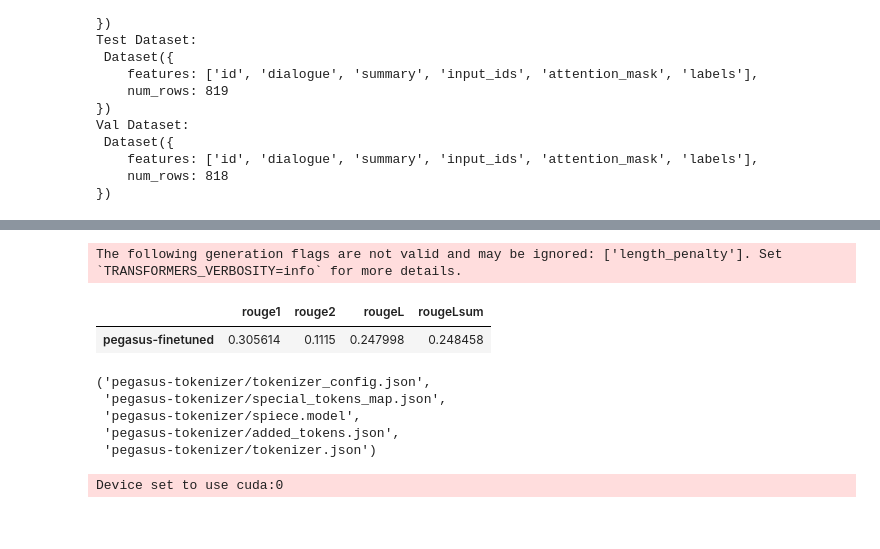
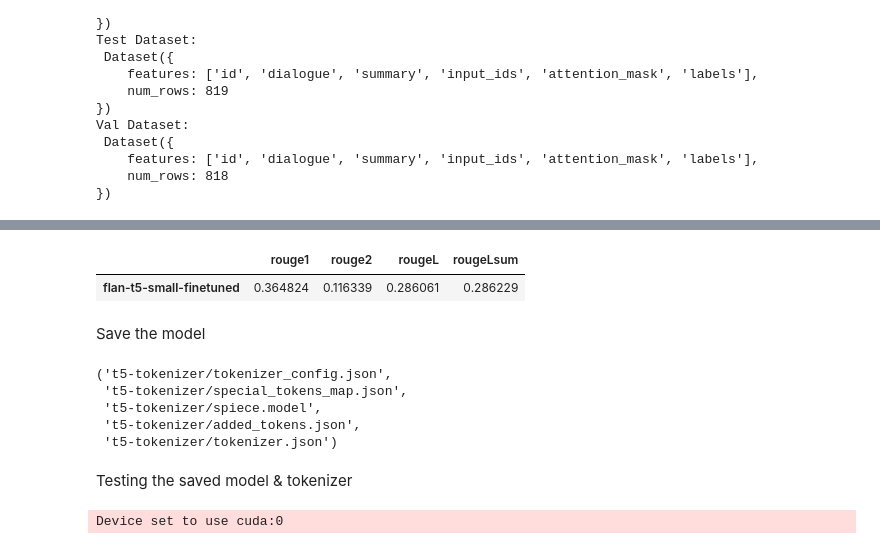
Before and after one commit to SiddhuShkya/Text-Summarizer-With-HF, a Jupyter notebook: research/text-summarizer.ipynb, the cells around one changed output, grey strips where cells are left out. Drawn from its saved outputs; the diff is of its cells as text; code cells hidden in the pictures.

Commit message:
Updated text-summarizer: Replace model from pegasus to t5

```diff
--- a/research/text-summarizer.ipynb
+++ b/research/text-summarizer.ipynb
@@ -253,10 +242,10 @@ training_args = TrainingArguments(
 )
 # %%
 trainer = Trainer(
-    model=model_pegasus,
-    args=training_args,
-    processing_class=tokenizer,
-    data_collator=seq2seq_data_collator,
-    train_dataset=test_dataset,
-    eval_dataset=val_dataset,
+    model=model,  # Model to train
+    args=training_args,  # Training arguments
+    train_dataset=test_dataset,  # Dataset used for training (here using test dataset)
+    eval_dataset=val_dataset,  # Dataset used for evaluation
+    data_collator=data_collator,  # Collate batches dynamically
+    processing_class=tokenizer,  # Tokenizer for preprocessing inputs
 )
@@ -282 +312,6 @@ TrainOutput(global_step=52, training_loss=2.9682337779265184, metrics={'train_ru
+# %%
+def generate_batch_sized_chunks(list_of_elements, batch_size):
+    """Split a list into smaller batches of given size"""
+    for i in range(0, len(list_of_elements), batch_size):
+        yield list_of_elements[i : i + batch_size]  # Yield each batch
 # %%
@@ -354,30 +368,37 @@ Requirement already satisfied: six>=1.5 in /usr/local/lib/python3.12/dist-packag
 # %%
-import evaluate
-
-rouge_metric = evaluate.load("rouge")
-rouge_names = ["rouge1", "rouge2", "rougeL", "rougeLsum"]
+rouge_metric = evaluate.load("rouge")  # Load ROUGE evaluation metric
+rouge_names = [
+    "rouge1",
+    "rouge2",
+    "rougeL",
+    "rougeLsum",
+]  # Specify ROUGE variants to compute
 # %%
 score = calculate_metric_on_test_ds(
-    dataset=val_dataset[0:10],
-    metric=rouge_metric,
-    model=trainer.model,
-    tokenizer=tokenizer,
-    column_text="dialogue",
-    column_summary="summary"
+    dataset=test_dataset[0:50],  # Evaluate on first 50 samples of test dataset
+    metric=rouge_metric,  # Use the loaded ROUGE metric
+    model=trainer.model,  # Model to generate summaries
+    tokenizer=tokenizer,  # Tokenizer for preprocessing
+    column_text="dialogue",  # Column containing input text
+    column_summary="summary",  # Column containing reference summaries
 )
 
+# Extract only the specified ROUGE scores
 rouge_dict = {name: score[name] for name in rouge_names}
-pd.DataFrame(rouge_dict, index=[f'pegasus-finetuned'])
+
+# Convert to DataFrame for display
+pd.DataFrame(rouge_dict, index=["flan-t5-small-finetuned"])
 # %% [output]
-The following generation flags are not valid and may be ignored: ['length_penalty']. Set `TRANSFORMERS_VERBOSITY=info` for more details.
 |  | rouge1 | rouge2 | rougeL | rougeLsum |
-| pegasus-finetuned | 0.305614 | 0.1115 | 0.247998 | 0.248458 |
+| flan-t5-small-finetuned | 0.364824 | 0.116339 | 0.286061 | 0.286229 |
+# %% [markdown]
+Save the model
 # %%
-model_pegasus.save_pretrained("pegasus-model")
-tokenizer.save_pretrained("pegasus-tokenizer")
+model.save_pretrained("t5-model")  # Save the fine-tuned model to disk
+tokenizer.save_pretrained("t5-tokenizer")  # Save the tokenizer to disk
 # %% [output]
-('pegasus-tokenizer/tokenizer_config.json',
- 'pegasus-tokenizer/special_tokens_map.json',
- 'pegasus-tokenizer/spiece.model',
- 'pegasus-tokenizer/added_tokens.json',
- 'pegasus-tokenizer/tokenizer.json')
+('t5-tokenizer/tokenizer_config.json',
+ 't5-tokenizer/special_tokens_map.json',
+ 't5-tokenizer/spiece.model',
+ 't5-tokenizer/added_tokens.json',
+ 't5-tokenizer/tokenizer.json')
@@ -387 +405,3 @@ tokenizer_path = "./pegasus-tokenizer"
+# %% [markdown]
+Testing the saved model & tokenizer
 # %%
```
Also changed, not shown: parts of 44 cells of this notebook, 1 other file.
